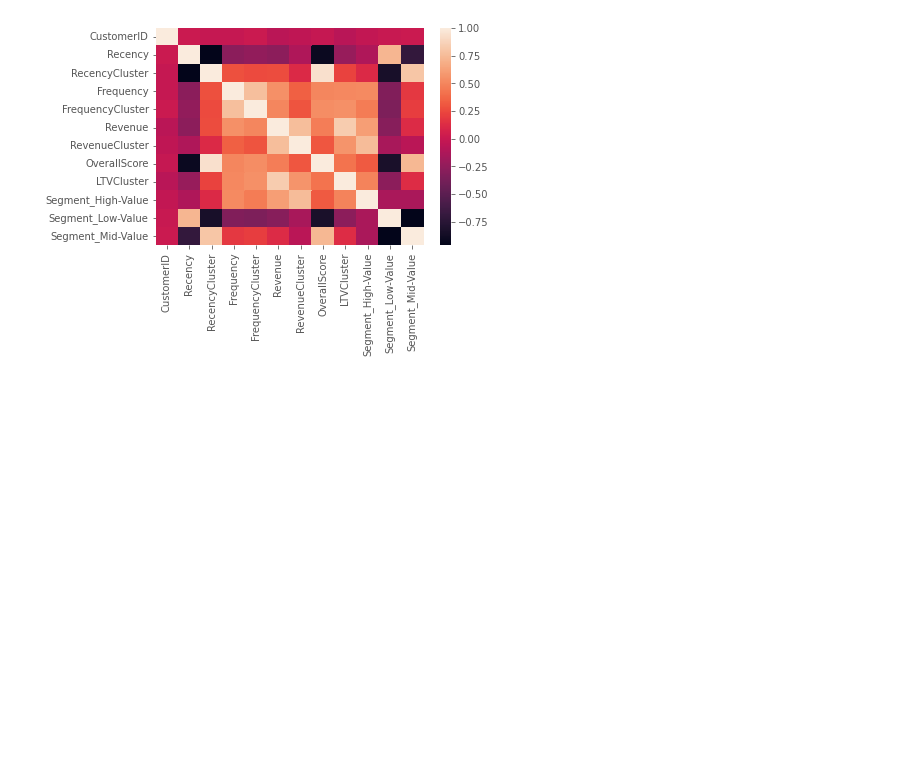
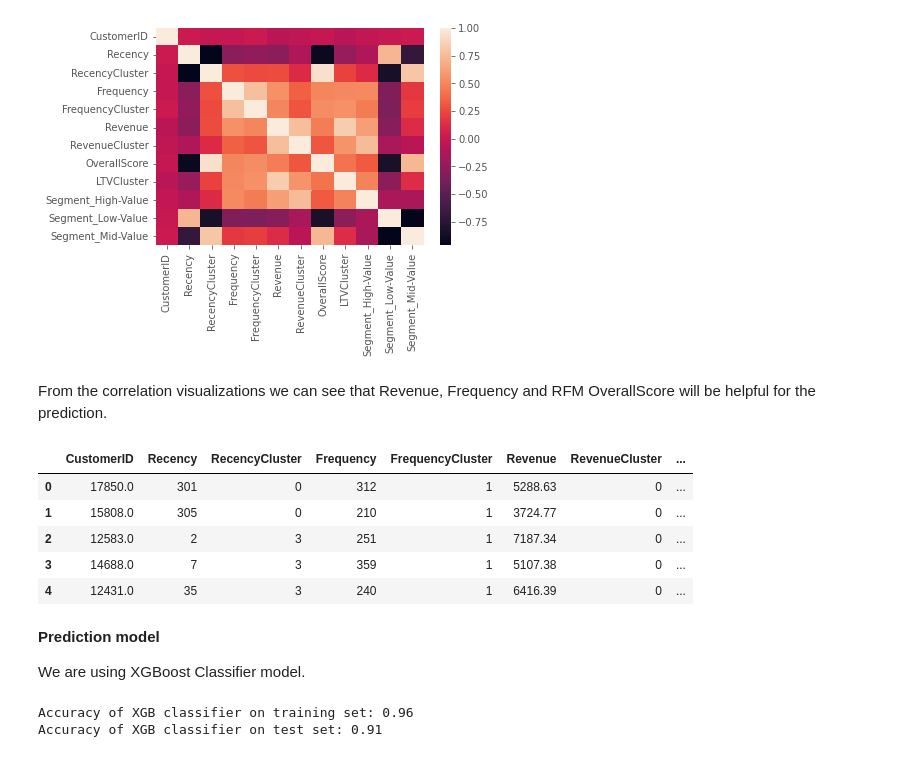
Before and after one commit to pk2971/Customer-Lifetime-Value-Analysis-and-Prediction, a Jupyter notebook: Customer_Lifetime_Value_Prediction.ipynb, the cells around one changed output. Saved outputs shown, nothing was run; the diff lists cells and outputs as text; code cells hidden in the pictures; blank space fills up the shorter version.

Commit message:
Classification and prediction scores added

```diff
--- a/Customer_Lifetime_Value_Prediction.ipynb
+++ b/Customer_Lifetime_Value_Prediction.ipynb
@@ -154,3 +154,20 @@ sns.heatmap(corr_matrix)
 # %% [output]
 <matplotlib.axes._subplots.AxesSubplot at 0x...>
 [figure]
+# %% [markdown]
+
+From the correlation visualizations we can see that Revenue, Frequency and RFM OverallScore will be helpful for the prediction.
+# %%
+#to check the data frame.
+df_pred.head()
+# %% [output]
+|  | CustomerID | Recency | RecencyCluster | Frequency | FrequencyCluster | Revenue | RevenueCluster | ... |
+| 0 | 17850.0 | 301 | 0 | 312 | 1 | 5288.63 | 0 | ... |
+| 1 | 15808.0 | 305 | 0 | 210 | 1 | 3724.77 | 0 | ... |
+| 2 | 12583.0 | 2 | 3 | 251 | 1 | 7187.34 | 0 | ... |
+| 3 | 14688.0 | 7 | 3 | 359 | 1 | 5107.38 | 0 | ... |
+| 4 | 12431.0 | 35 | 3 | 240 | 1 | 6416.39 | 0 | ... |
+# %% [markdown]
+**Prediction model**
+
+We are using XGBoost Classifier model.
@@ -156,0 +185,8 @@ sns.heatmap(corr_matrix)
+# %%
+print('Accuracy of XGB classifier on training set: {:.2f}'
+       .format(ltv_xgb.score(X_train, y_train)))
+print('Accuracy of XGB classifier on test set: {:.2f}'
+       .format(ltv_xgb.score(X_test[X_train.columns], y_test)))
+# %% [output]
+Accuracy of XGB classifier on training set: 0.96
+Accuracy of XGB classifier on test set: 0.91
```
Also changed, not shown: parts of 4 cells of this notebook.
